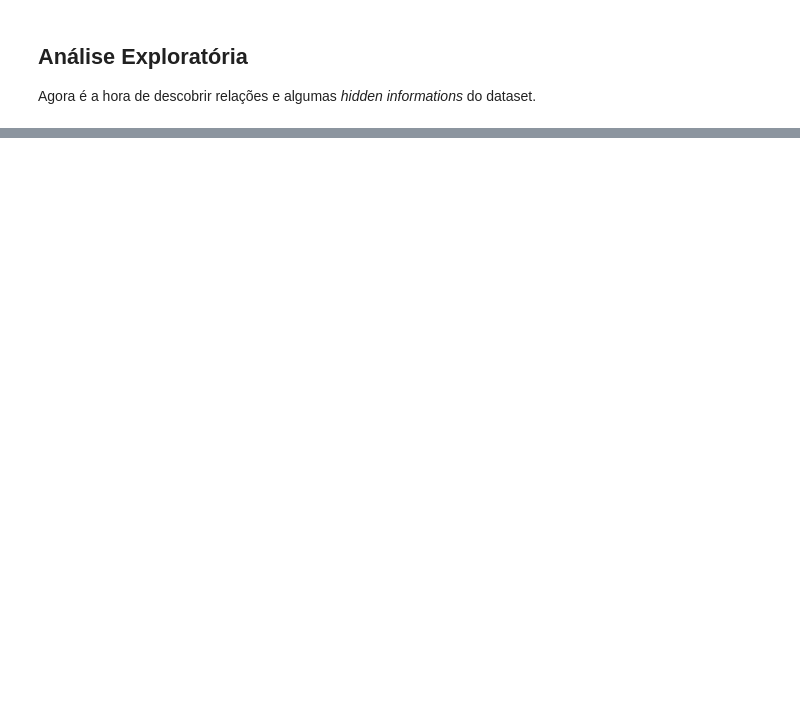
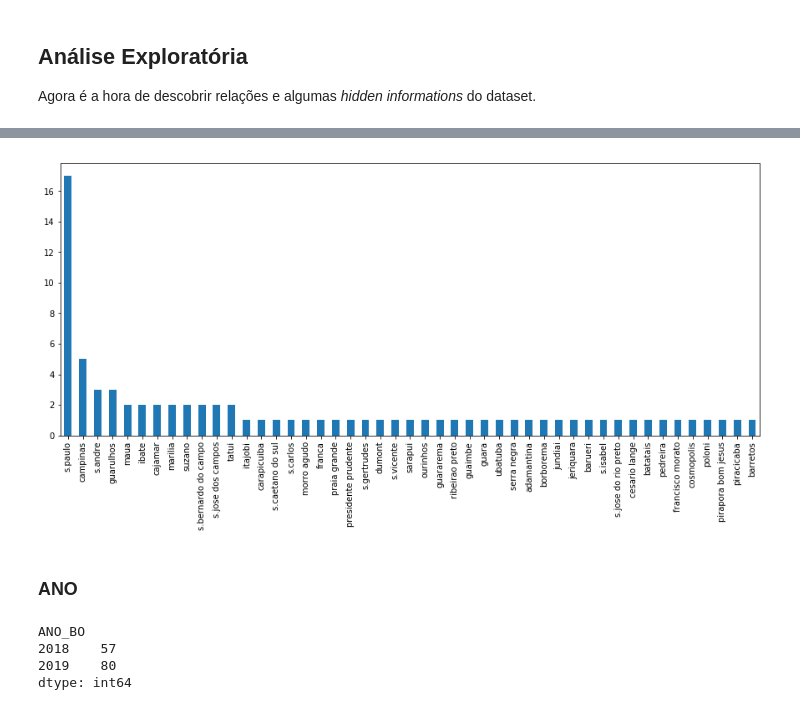
Before and after one commit to michelmelo25/Mineracao-de-Dados, a Jupyter notebook: Exercicios/10 - Desafio.ipynb, the cells around one changed output, grey strips where cells are left out. Saved outputs shown, nothing was run; the diff lists cells and outputs as text; code cells hidden in the pictures; blank space fills up the shorter version.

```diff
--- a/Exercicios/10 - Desafio.ipynb
+++ b/Exercicios/10 - Desafio.ipynb
@@ -77,0 +178,13 @@ Agora é a hora de descobrir relações e algumas *hidden informations* do datas
+# %%
+dfnew[dfnew['ANO_BO'] == 2019]['CIDADE'].value_counts().plot(kind='bar',figsize=(15,6));
+# %% [output]
+[figure, added]
+# %% [markdown]
+### ANO
+# %%
+dfnew.groupby('ANO_BO').size()
+# %% [output]
+ANO_BO
+2018    57
+2019    80
+dtype: int64
```
Also changed, not shown: parts of 43 cells of this notebook.
